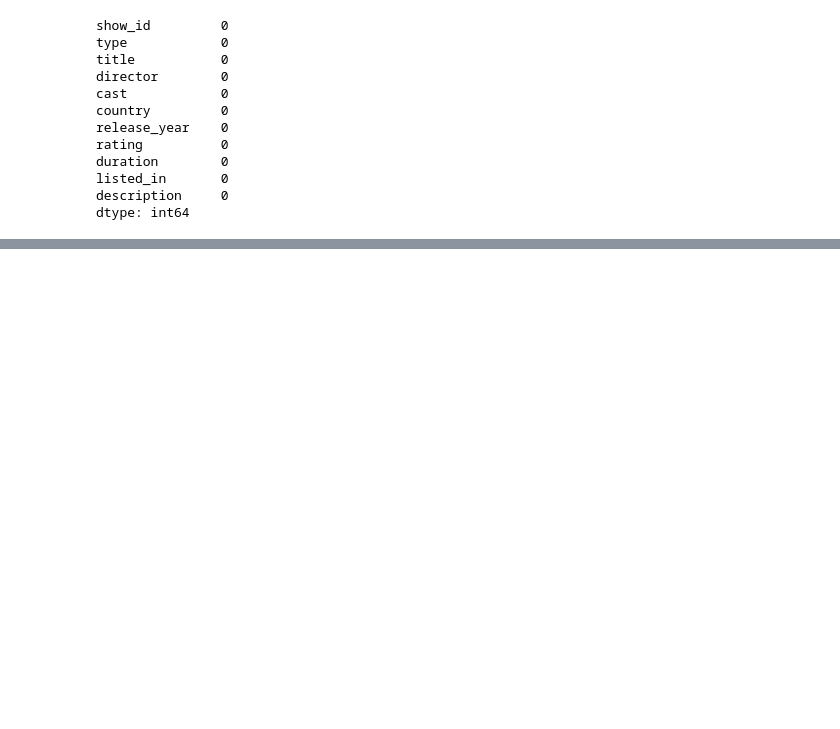
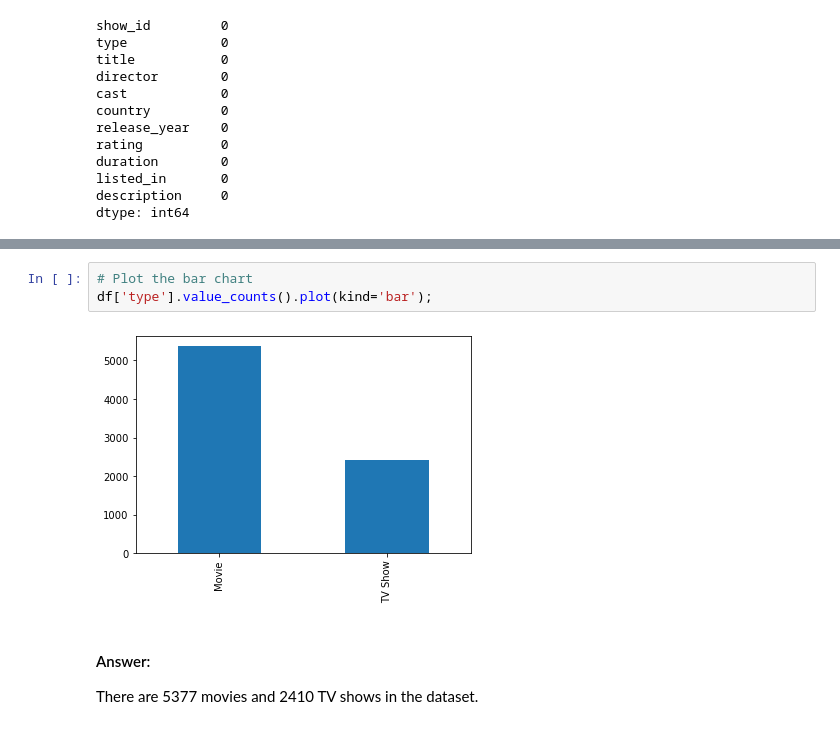
Before and after one commit to AnhKun/netflix_analysis, a Jupyter notebook: Netflix-Analysis.ipynb, the cells around one changed output, grey strips where cells are left out. Cells and saved outputs as stored; diff of their text form; blank space fills up the shorter version.

Commit message:
answer the 2nd and 3rd question

```diff
--- a/Netflix-Analysis.ipynb
+++ b/Netflix-Analysis.ipynb
@@ -145,0 +155,8 @@ The number of TV shows and movies were released in 2018 is the highest
+# %%
+# Plot the bar chart
+df['type'].value_counts().plot(kind='bar');
+# %% [output]
+[figure, added]
+# %% [markdown]
+#### Answer:
+There are 5377 movies and 2410 TV shows in the dataset.
```
Also changed, not shown: parts of 28 cells of this notebook.
